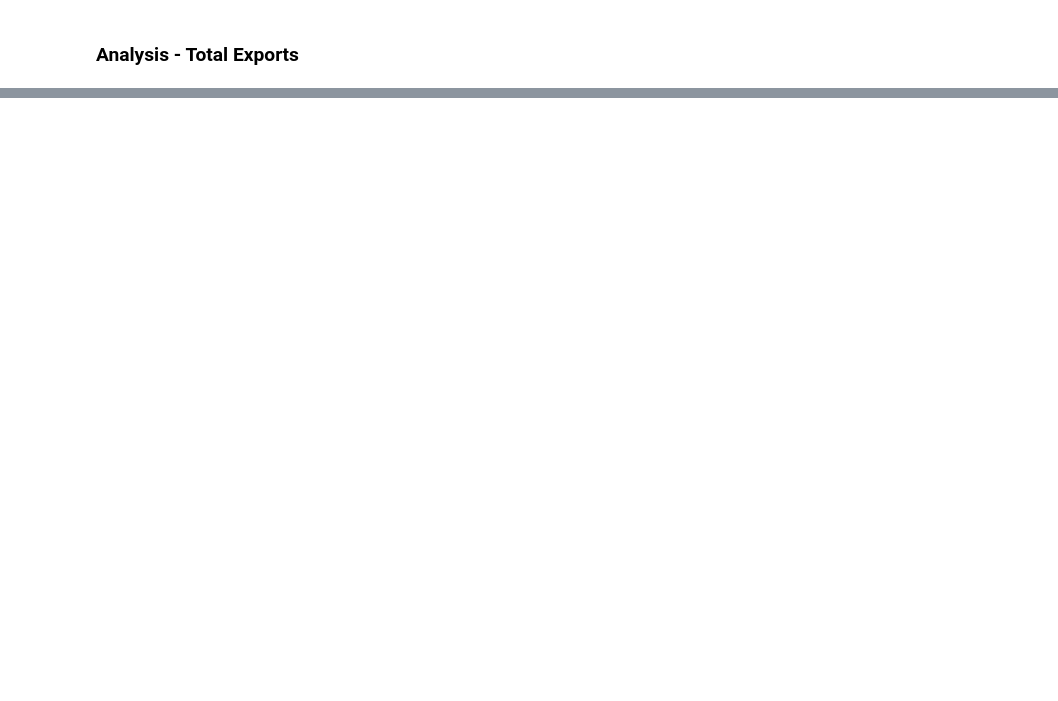
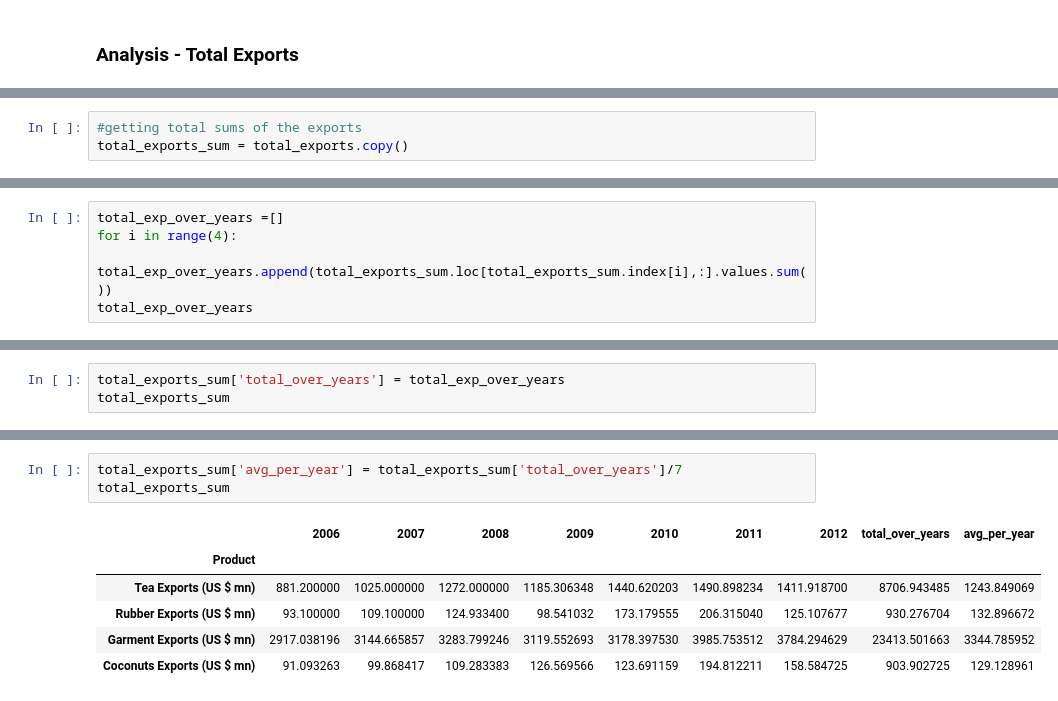
Before and after one commit to ChamikaGunarathna/Exports-Analysis, a Jupyter notebook: analyzis.ipynb, the cells around one changed output, grey strips where cells are left out. Saved outputs shown, nothing was run; the diff lists cells and outputs as text; blank space fills up the shorter version.

```diff
--- a/analyzis.ipynb
+++ b/analyzis.ipynb
@@ -77,0 +169,3 @@ total_exports
+# %%
+#getting total sums of the exports
+total_exports_sum = total_exports.copy()
@@ -77,0 +181,5 @@ total_exports
+# %%
+total_exp_over_years =[]
+for i in range(4):
+    total_exp_over_years.append(total_exports_sum.loc[total_exports_sum.index[i],:].values.sum())
+total_exp_over_years
@@ -77,0 +188,3 @@ total_exports
+# %%
+total_exports_sum['total_over_years'] = total_exp_over_years
+total_exports_sum
@@ -77,0 +198,10 @@ total_exports
+# %%
+total_exports_sum['avg_per_year'] = total_exports_sum['total_over_years']/7
+total_exports_sum
+# %% [output]
+|  | 2006 | 2007 | 2008 | 2009 | 2010 | 2011 | 2012 | total_over_years | avg_per_year |
+| Product |  |  |  |  |  |  |  |  |  |
+| Tea Exports (US $ mn) | 881.200000 | 1025.000000 | 1272.000000 | 1185.306348 | 1440.620203 | 1490.898234 | 1411.918700 | 8706.943485 | 1243.849069 |
+| Rubber Exports (US $ mn) | 93.100000 | 109.100000 | 124.933400 | 98.541032 | 173.179555 | 206.315040 | 125.107677 | 930.276704 | 132.896672 |
+| Garment Exports (US $ mn) | 2917.038196 | 3144.665857 | 3283.799246 | 3119.552693 | 3178.397530 | 3985.753512 | 3784.294629 | 23413.501663 | 3344.785952 |
+| Coconuts Exports (US $ mn) | 91.093263 | 99.868417 | 109.283383 | 126.569566 | 123.691159 | 194.812211 | 158.584725 | 903.902725 | 129.128961 |
```
Also changed, not shown: parts of 19 cells of this notebook.
